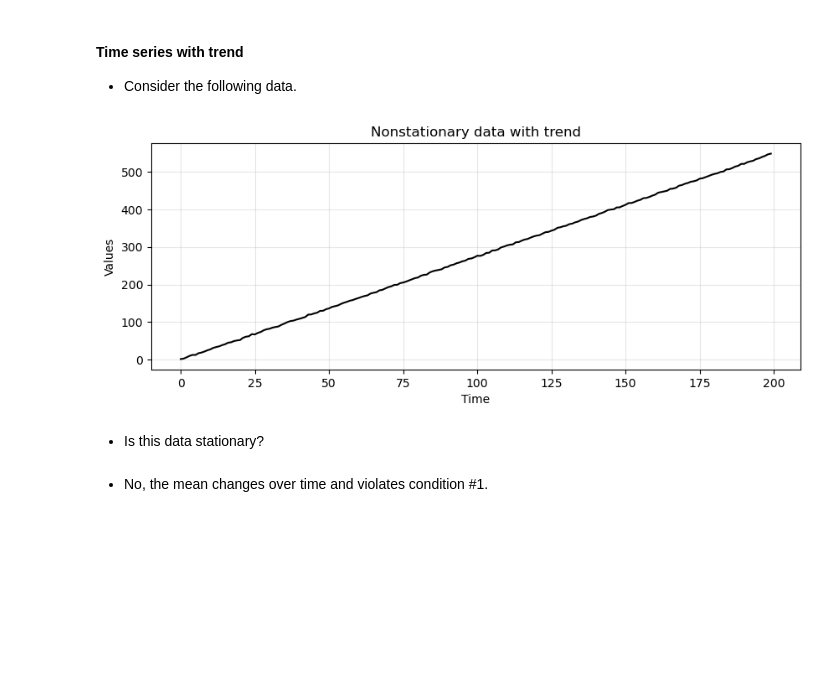
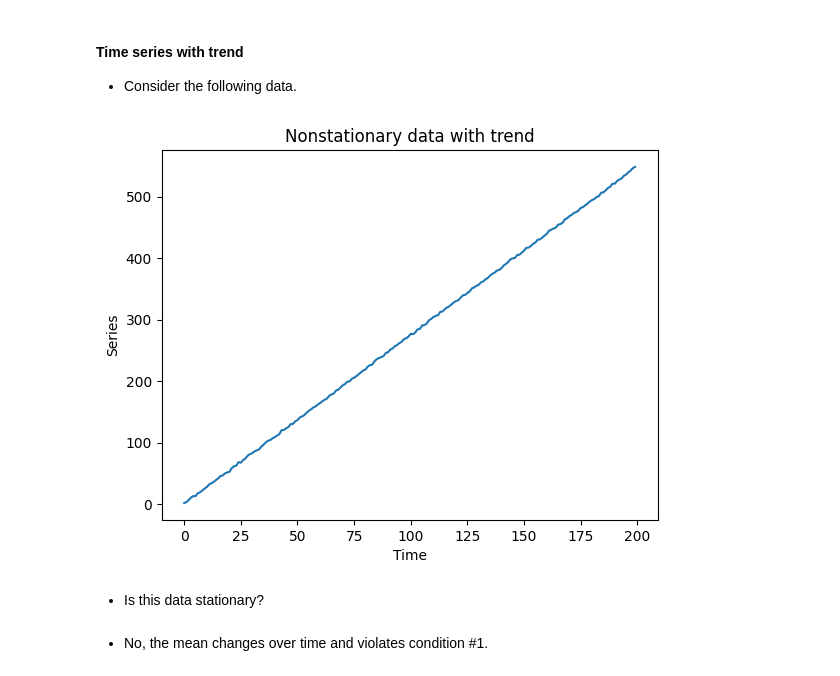
Before and after one commit to nsydn/time-series-analysis-and-forecasting, a Jupyter notebook: notebooks/02/stationarity_NSA.ipynb, the cells around one changed output. Saved outputs shown, nothing was run; the diff lists cells and outputs as text; code cells hidden in the pictures; blank space fills up the shorter version.

```diff
--- a/notebooks/02/stationarity_NSA.ipynb
+++ b/notebooks/02/stationarity_NSA.ipynb
@@ -203,11 +203,14 @@ At a general time $t$ we have:
 # %%
 trend = (time * 2.75) + stationary
 # %%
-run_sequence_plot(time, trend, title="Nonstationary data with trend");
+plt.plot(time, trend)
+plt.title("Nonstationary data with trend")
+plt.xlabel("Time")
+plt.ylabel("Series");
 # %% [output]
-[figure, old version]
+[figure, new version]
 # %% [markdown]
-- Is this data stationary?
+  - Is this data stationary?
 # %% [markdown]
 - No, the mean changes over time and violates condition #1.
 # %% [markdown]
```
Also changed, not shown: parts of 19 cells of this notebook.
